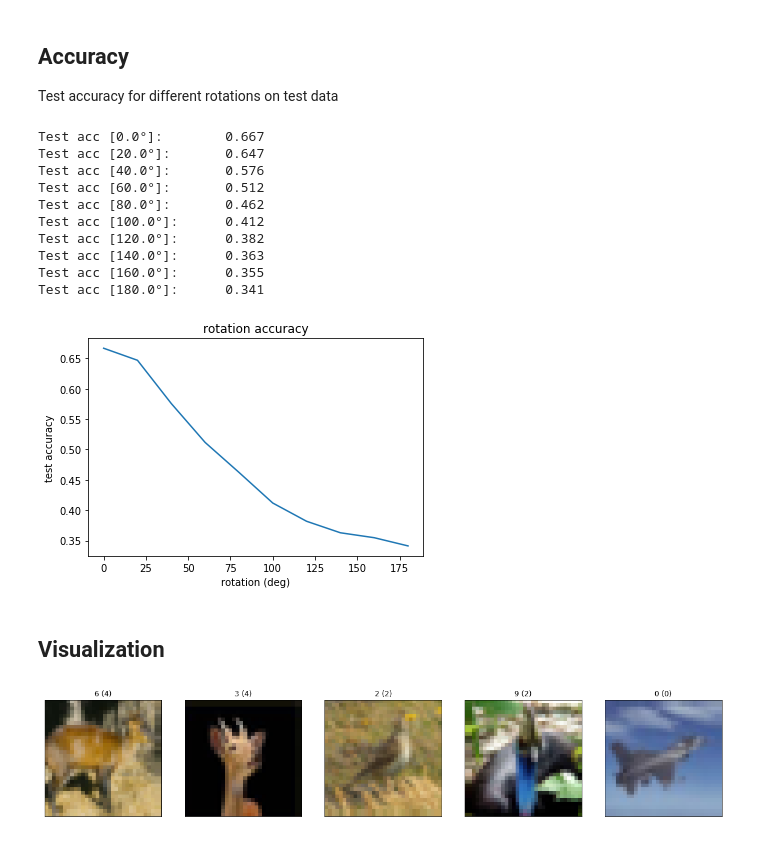
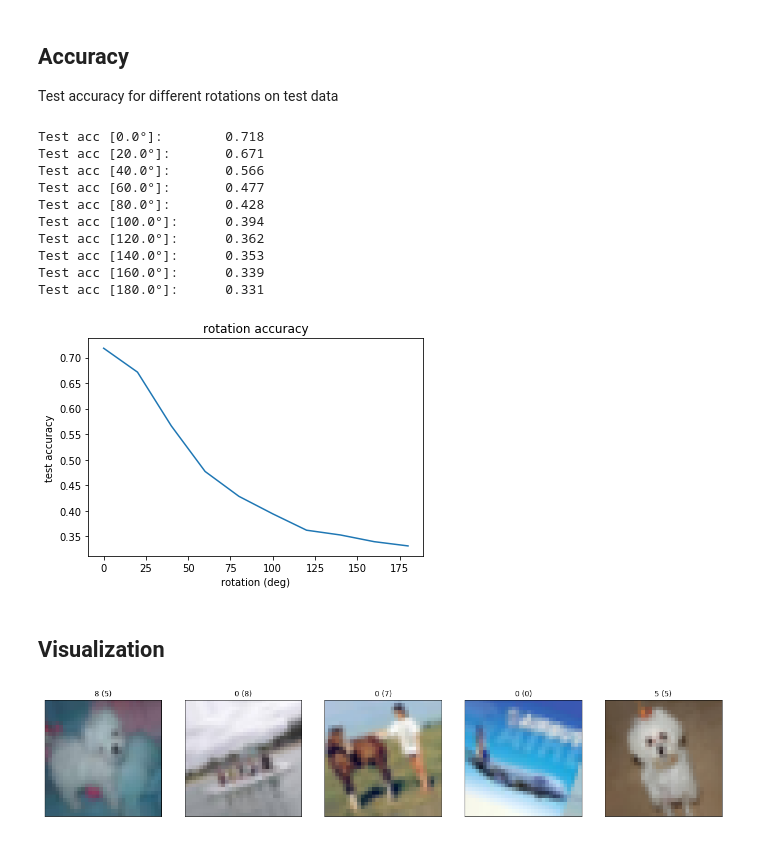
Before and after one commit to maxjcohen/CapsNet-for-Keras, a Jupyter notebook: cifar.ipynb, the cells around one changed output. Cells and saved outputs as stored; diff of their text form; code cells hidden in the pictures.

```diff
--- a/cifar.ipynb
+++ b/cifar.ipynb
@@ -37,9 +37,11 @@ testGenerator = dataGenerator('test', batch_size=batch_size)
 x = Input(shape=input_shape)
 y = Input(shape=(num_class,))
 
-encoder = Convolution2D(filters=128, kernel_size=(9, 9), activation='relu') (x)
-encoder = PrimaryCaps(capsules=16, capsule_dim=8, kernel_size=(9, 9), strides=2, activation='relu', activation_caps=squash) (encoder)
-encoder = Caps(capsules=10, capsule_dim=12, routings=3, activation_caps=squash) (encoder)
+encoder = Convolution2D(filters=128, kernel_size=(5, 5)) (x)
+encoder = BatchNormalization() (encoder)
+encoder = Activation('relu') (encoder)
+encoder = PrimaryCaps(capsules=12, capsule_dim=8, kernel_size=(5, 5), strides=2, activation='relu', activation_caps=squash) (encoder)
+encoder = Caps(capsules=10, capsule_dim=8, routings=3, activation_caps=squash) (encoder)
 
 output = ClassesCaps(name='capsule') (encoder)
 
@@ -137,33 +139,34 @@ Test accuracy for different rotations on test data
 # %%
 rotation_accuracy(model, dataGenerator, m_test=m_test, batch_size=batch_size)
 # %% [output]
-Test acc [0.0°]:        0.667
-Test acc [20.0°]:       0.647
-Test acc [40.0°]:       0.576
-Test acc [60.0°]:       0.512
-Test acc [80.0°]:       0.462
-Test acc [100.0°]:      0.412
-Test acc [120.0°]:      0.382
-Test acc [140.0°]:      0.363
-Test acc [160.0°]:      0.355
-Test acc [180.0°]:      0.341
+Test acc [0.0°]:        0.718
+Test acc [20.0°]:       0.671
+Test acc [40.0°]:       0.566
+Test acc [60.0°]:       0.477
+Test acc [80.0°]:       0.428
+Test acc [100.0°]:      0.394
+Test acc [120.0°]:      0.362
+Test acc [140.0°]:      0.353
+Test acc [160.0°]:      0.339
+Test acc [180.0°]:      0.331
-[figure, old version]
+[figure, new version]
 # %% [markdown]
 ## Visualization
 # %%
 n_image=5
+data_augmentation = {'rotation_range': 30}
 
 # Select data
 testGenerator = dataGenerator('test', batch_size=n_image, reshape=False, **data_augmentation)
 images, labels = next(testGenerator)
 
 # Run inference
 predictions = model.predict(images)
 
 # Post-process data
 labels = np.argmax(labels, axis=1)
 predictions = np.argmax(predictions, axis=1)
 
 visualization_data(images, labels, predictions)
 # %% [output]
-[figure, old version]
+[figure, new version]
```
Also changed, not shown: parts of 5 cells of this notebook.
